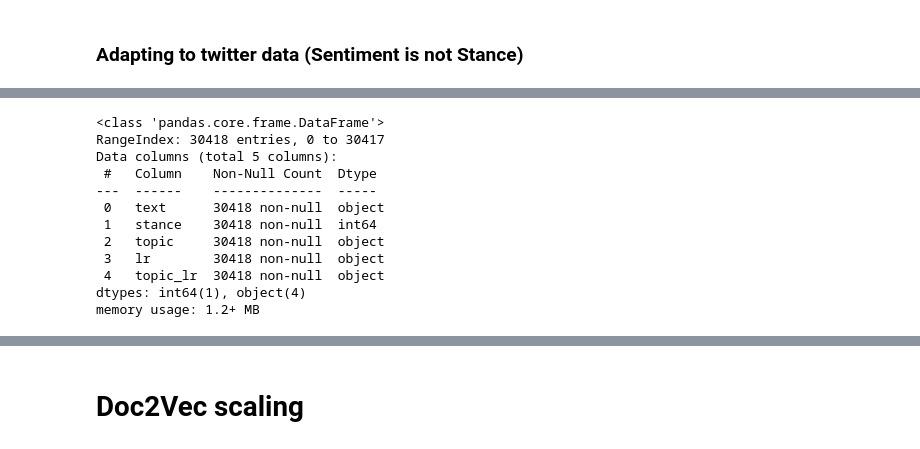
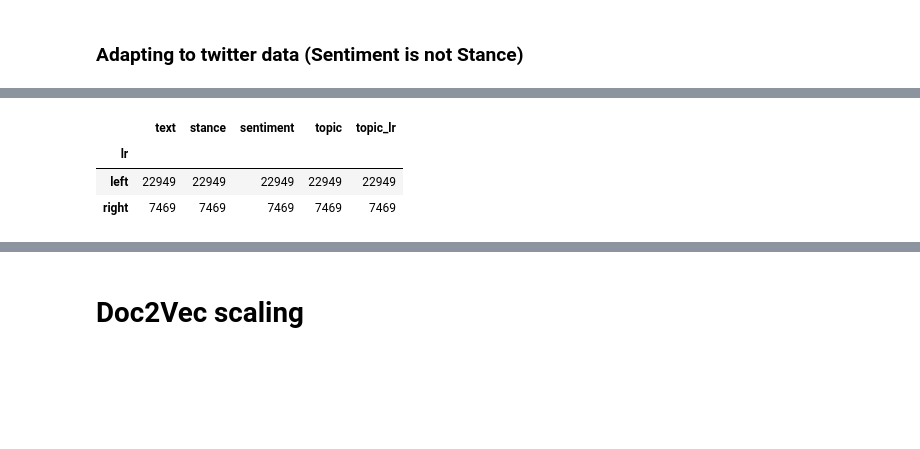
Before and after one commit to hungnguyen167/ContextScale, a Jupyter notebook: 03_main_analyses.ipynb, the cells around one changed output, grey strips where cells are left out. Drawn from its saved outputs; the diff is of its cells as text; code cells hidden in the pictures; blank space fills up the shorter version.

```diff
--- a/03_main_analyses.ipynb
+++ b/03_main_analyses.ipynb
@@ -1439,18 +1147,10 @@ tw_df.groupby(['topic','lr']).count()
-# %%
-tw_df.info()
-# %% [output]
-<class 'pandas.core.frame.DataFrame'>
-RangeIndex: 30418 entries, 0 to 30417
-Data columns (total 5 columns):
- #   Column    Non-Null Count  Dtype
----  ------    --------------  -----
- 0   text      30418 non-null  object
- 1   stance    30418 non-null  int64
- 2   topic     30418 non-null  object
- 3   lr        30418 non-null  object
- 4   topic_lr  30418 non-null  object
-dtypes: int64(1), object(4)
-memory usage: 1.2+ MB
+# %%
+tw_df.groupby(['lr']).count()
+# %% [output]
+|  | text | stance | sentiment | topic | topic_lr |
+| lr |  |  |  |  |  |
+| left | 22949 | 22949 | 22949 | 22949 | 22949 |
+| right | 7469 | 7469 | 7469 | 7469 | 7469 |
 # %%
 tw_dataset = Dataset.from_pandas(tw_df[['text','lr','topic', 'topic_lr']].copy())
 tw_dataset = tw_dataset.class_encode_column('lr')
```
Also changed, not shown: parts of 60 cells of this notebook, 4 other files.
